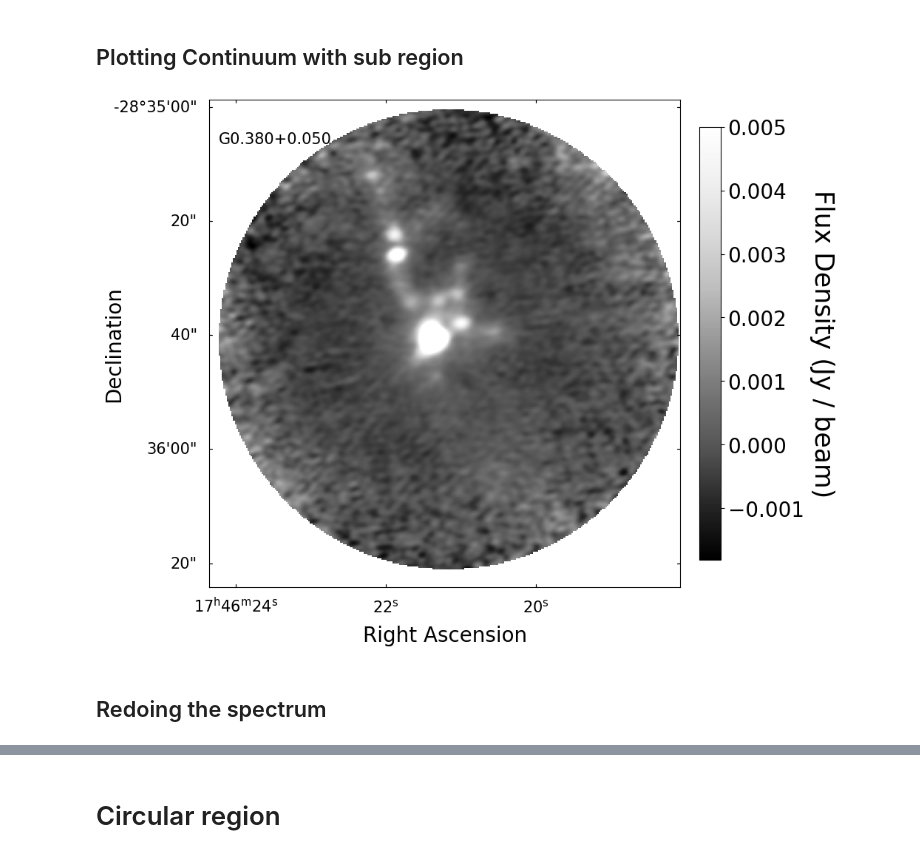
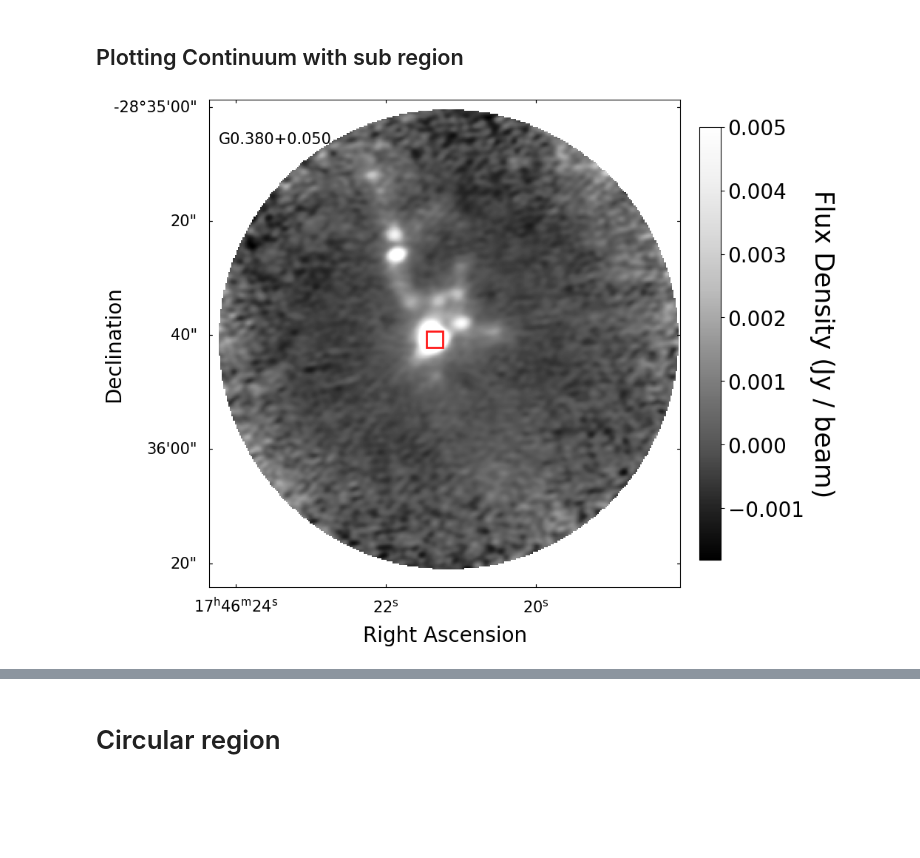
Before and after one commit to Parkerwise/Cloud-C, a Jupyter notebook: Continuum.ipynb, the cells around one changed output, grey strips where cells are left out. Cells and saved outputs as stored; diff of their text form; code cells hidden in the pictures; blank space fills up the shorter version.

```diff
--- a/Continuum.ipynb
+++ b/Continuum.ipynb
@@ -16,6 +3,18 @@ if not sys.warnoptions:
 # %% [markdown]
 ## Plotting Continuum with sub region
 # %%
+import astropy.io.fits as fits
+import matplotlib.pyplot as plt
+from matplotlib.patches import Rectangle
+from astropy.wcs import WCS
+from astropy import units as u
+import pylab
+import numpy as np
+from spectral_cube import SpectralCube
+import sys
+if not sys.warnoptions:
+    import warnings
+    warnings.simplefilter("ignore")
 path ="B.Dust_Ridge_sci.spw25_27_29_31.cont.I.tt0.pbcor.fits"
 image=fits.getdata(path)
 header=fits.getheader(path)
@@ -27,37 +26,38 @@ image_2D = pylab.squeeze(image)
 
 
 #init plot and axes
 fig1 = plt.figure(1,figsize=(10,10),constrained_layout=True)
 ax1 = plt.subplot(projection=w1)
 RA = ax1.coords[0]
 Dec = ax1.coords[1]
 
 
 
 #shows image
 #plt.plot(np.array([100,100]),np.array([200,300]),color="red",linewidth=3)
 im1 = plt.imshow(image_2D,cmap='Greys_r',vmax=0.005)
-#print(np.shape(image_2D))
 #plots the subcube patch
-#plt.gca().add_patch(Rectangle((166-5,175-5),10,10,edgecolor='red',alpha=0.9,facecolor='none',lw=2,label="Subcube"))
+circle1 = plt.Circle((166, 175), 8, color='r',fill=False)
+plt.gca().add_patch(circle1)
+
+#plots the subcube patch
+plt.gca().add_patch(Rectangle((166-5,175-5),10,10,edgecolor='red',alpha=0.9,facecolor='none',lw=2,label="Subcube"))
+
 #formats plot
-#from matplotlib_scalebar.scalebar import ScaleBar
 RA.set_ticks(size=-3)
 Dec.set_ticks(size=-3)
 ax1.tick_params(axis='both', which='major', pad=15)
 plt.xlabel('Right Ascension',fontsize=20,labelpad=1)
 plt.ylabel('Declination',fontsize=20,labelpad=0)
 ax1.tick_params(axis = 'both', which = 'major', labelsize = 15)
 plt.annotate('G0.380+0.050',fontsize=15,xy=(0.02,0.91),xycoords="axes fraction")
 plt.xlim(25,320)
 plt.ylim(20,325)
 cb=plt.colorbar(im1,fraction=0.046,pad=0.04)
 cb.set_label(label='Flux Density (Jy / beam)',fontsize=25,rotation=270,labelpad=30)
 cb.ax.tick_params(which = 'major', labelsize = 20)
 
-
+#saves fig
 pylab.savefig("continuum.pdf",dpi=250,pad_inches=1)
 # %% [output]
-[figure, old version]
+[figure, new version]
-# %% [markdown]
-## Redoing the spectrum
```
Also changed, not shown: parts of 3 cells of this notebook.
